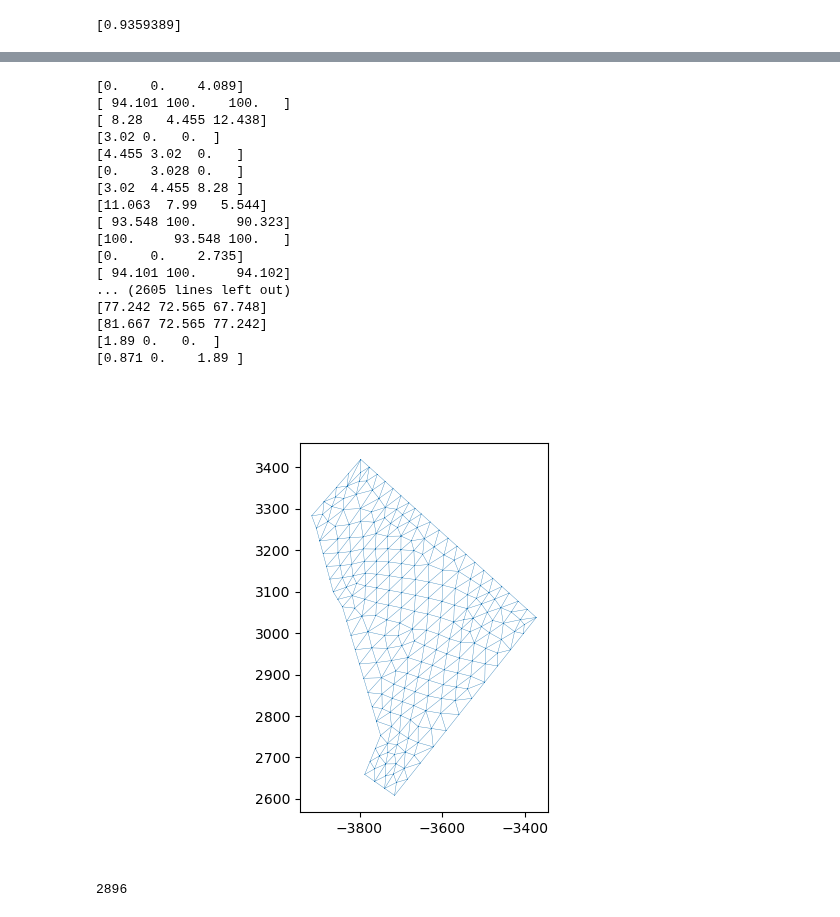
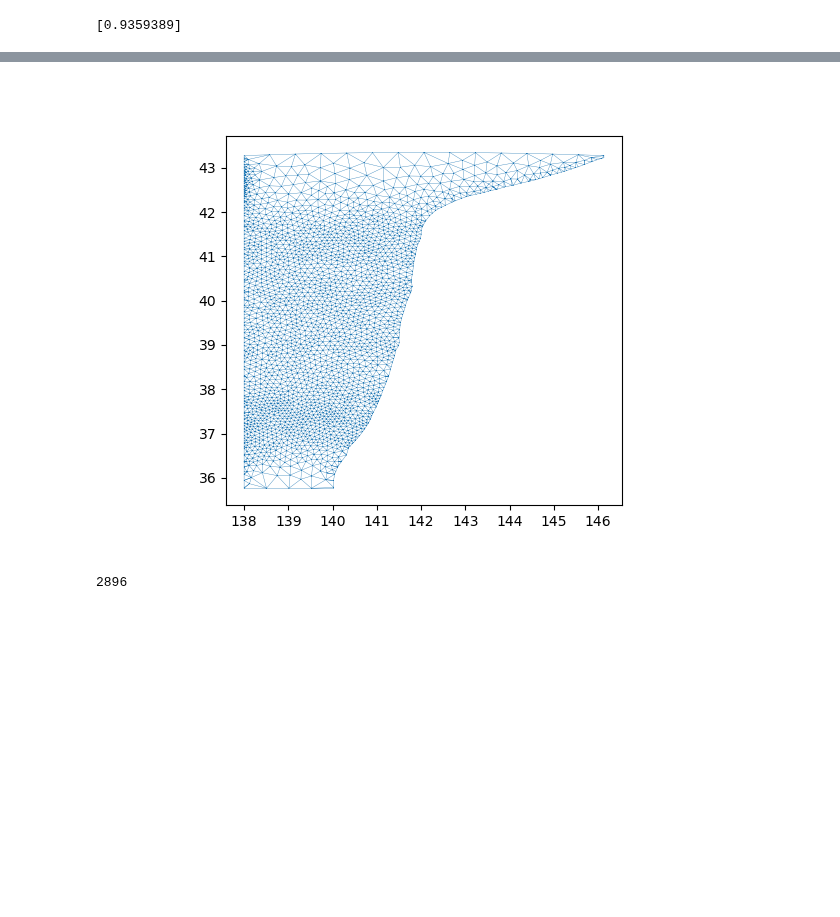
Before and after one commit to e-middleton/Emily_fault_displacement, a Jupyter notebook: fault_displacement.ipynb, the cells around one changed output, grey strips where cells are left out. Drawn from its saved outputs; the diff is of its cells as text; code cells hidden in the pictures; blank space fills up the shorter version.

```diff
--- a/fault_displacement.ipynb
+++ b/fault_displacement.ipynb
@@ -404,4 +404,28 @@ print(max(pred_disp[2::3]))
 # %% [output]
 [figure]
 [0.9359389]
+# %%
+# Helpful functions for determining points along triangle legs
+
+def direction_vector(p1, p2):
+    dir_vec = [(p2[0] - p1[0]), (p2[1] - p1[1]), (p2[2] - p1[2])]
+    return dir_vec
+
+
+# a point P on a line segment will be P = t * direction_vector + end_point
+# where t is a scalar amount, here, determined by the known plane_depth
+# this is done fore each dimension of point P, (x,y,z)
+def point_grab(vector, t, start):
+    point = [(t*vector[0] + start[0]), (t*vector[1] + start[1]), (t*vector[2] + start[2])]
+    return point
+
+# for each point, the desired depth value
+# is the same as plane_depth
+# so z is always known, and we can create the scalar quantity
+# for the rest of the points based upon it
+# plane_depth = z1 + t(z2 - z1)
+# t = (plane_depth - z1) / (z2 - z1)
+def scalar(p1, p2, depth):
+    t = (depth - p1[2]) / (p2[2] - p1[2])
+    return t
 # %%
@@ -566,18 +561,13 @@ for j in range(np.size(tri_elem, 0)):
 ##Mesh the CMI based upon lower depth extent of afterslip ~60km
 ##Grab centroids w/ depth == 60km
 
-
-close = np.isclose(mesh["points"][:, 2], -60, atol=0.3)
-depth_contour = (mesh["points"][close])
-depth_contour[:,2] = 60 #so it's truly a depth contour, previous convention was for a positive depth
-
-#sort points by increasing longitude
-indicies = np.argsort( depth_contour[:,0] )
+#sort points by increasing latitude
+indicies = np.argsort( depth_contour[:,1] )
 depth_contour = depth_contour[indicies]
 
 # separately add on the corners of the CMI
 min_lon = 138 #minimum longitude value longitude value
-max_lat = 44 #maximum latitude for corner
+max_lat = np.max(depth_contour[:,1]+0.05) #maximum latitude for corner
 corner_points = np.array([[min_lon, np.min(depth_contour[:,1]), 60], [min_lon, max_lat, 60], [np.max(depth_contour[:,0]), max_lat, 60]])
 
 #matching points on the left side so that curve loops can be 4 curves and surface fillings are possible
@@ -656,53 +646,36 @@ gmsh.write('CMI' + '.geo_unrolled')
 
 # Generate mesh
 gmsh.model.mesh.generate(2) #meshed in cartesian so they're all in the same units x,y,z
 #Access node coordinates and convert back to spherical
 #nodetags is the tags of the points, nodecoords is the coordinates [n1x, n1y, n1z...]
 nodetags, nodecoords, _ = gmsh.model.mesh.getNodes(-1, -1) #dim = -1, tags = -1, so all nodes in mesh are returned
 lon, lat, r = cart2sph(nodecoords[0::3], nodecoords[1::3], nodecoords[2::3])
 lon = np.rad2deg(lon)
 lat = np.rad2deg(lat)
 dep = r - 6371
 nodecoords[0::3] = lon
 nodecoords[1::3] = lat
 nodecoords[2::3] = dep
 # Reassign spherical node coordinates
 for j in range(len(nodetags)):
     gmsh.model.mesh.setNode(nodetags[j], nodecoords[3*j:3*j+3], [])
 # Write the mesh for later reading
 
-gmsh.write('CMI2' + '.msh')
+gmsh.write('CMI' + '.msh')
 gmsh.finalize()
 
 # Read and parse mesh
 fault = dict()
-faultobj = meshio.read('CMI2' + ".msh")
+faultobj = meshio.read('CMI' + ".msh")
 fault["points"] = faultobj.points
 fault["verts"] = meshio.CellBlock("triangle", faultobj.get_cells_type("triangle")).data
 fig, ax = plt.subplots()
 # Draw the fault
 ax.triplot(fault["points"][:, 0], fault["points"][:, 1], fault["verts"], linewidth=0.25)
 ax.set_aspect("equal")
 plt.show()
 # %% [output]
-[0.    0.    4.089]
-[ 94.101 100.    100.   ]
-[ 8.28   4.455 12.438]
-[3.02 0.   0.  ]
-[4.455 3.02  0.   ]
-[0.    3.028 0.   ]
-[3.02  4.455 8.28 ]
-[11.063  7.99   5.544]
-[ 93.548 100.     90.323]
-[100.     93.548 100.   ]
-[0.    0.    2.735]
-[ 94.101 100.     94.102]
-... (2605 lines left out)
-[77.242 72.565 67.748]
-[81.667 72.565 77.242]
-[1.89 0.   0.  ]
-[0.871 0.    1.89 ]
-[figure, old version]
+[figure, new version]
 # %%
 ##Create CSV file for the fault mesh to read into geoclaw
 #follows the format: fault No. , centroid(lon,lat,z[km]) , node1(lon,lat,z[km]) , node2(lon,lat,z[km]) , node3(lon,lat,z[km]) , mean vertex length(km) , area(km^2) , strike(deg) , dip(deg)
```
Also changed, not shown: parts of 1 cell of this notebook.
